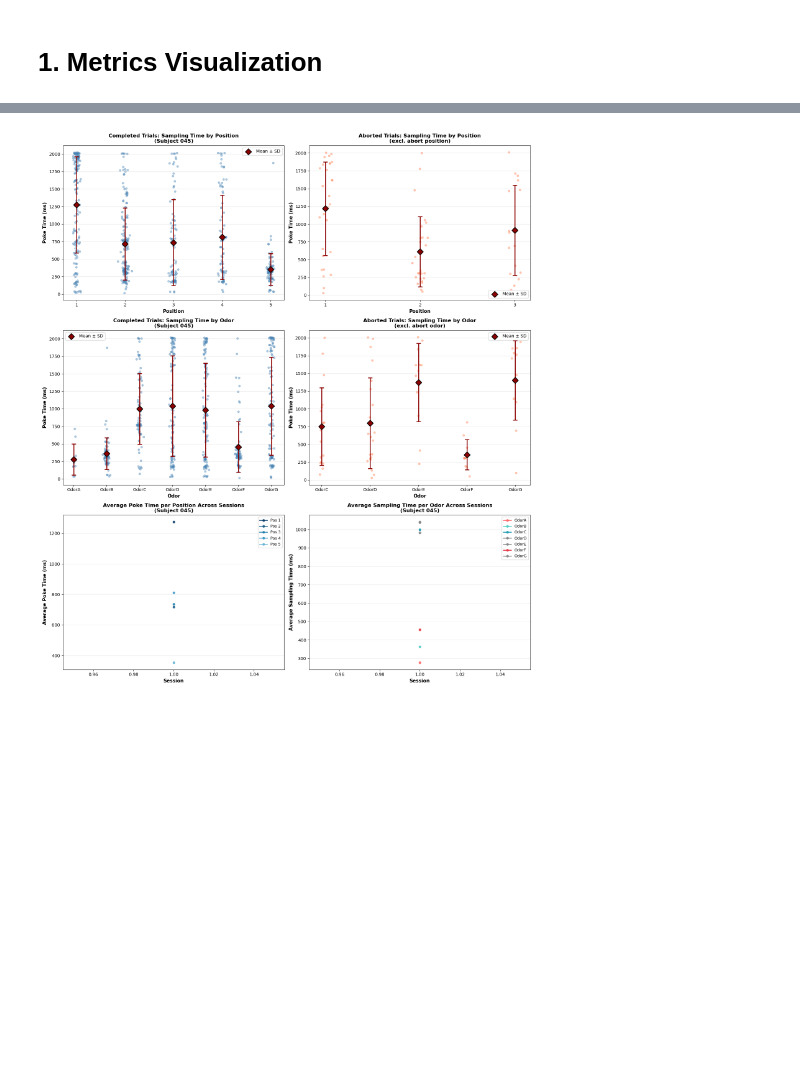
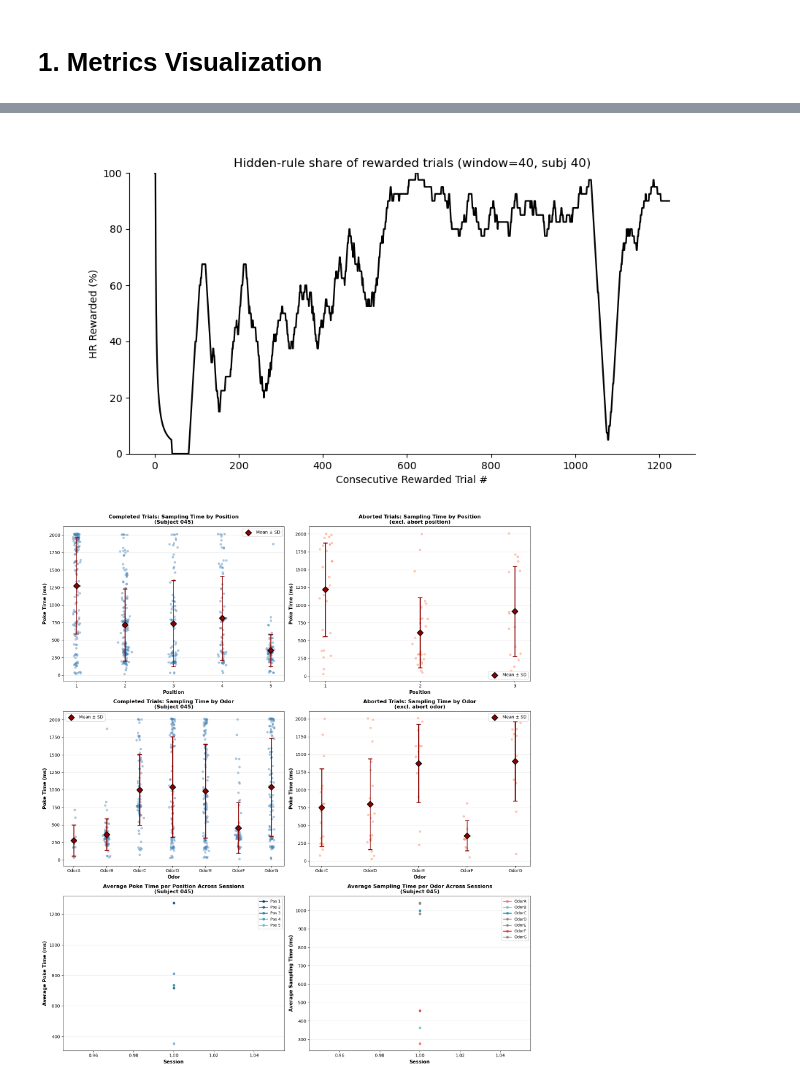
Before and after one commit to SainsburyWellcomeCentre/hypnose-analysis, a Jupyter notebook: notebooks/behavior_visualization.ipynb, the cells around one changed output, grey strips where cells are left out. Saved outputs shown, nothing was run; the diff lists cells and outputs as text; code cells hidden in the pictures; blank space fills up the shorter version.

```diff
--- a/notebooks/behavior_visualization.ipynb
+++ b/notebooks/behavior_visualization.ipynb
@@ -41,3 +60,13 @@ fig, axes = plot_fa_ratio_by_abort_odor(subjid, dates=dates, fa_types='FA_time_i
+# %%
+# Rolling hidden-rule share among rewarded trials (moving window)
+fig_hr_share, ax_hr_share, df_hr_share = plot_hr_reward_fraction_over_trials(
+    subjid=40,
+    dates=(20251208, 20251222),
+    window_size=40,
+    figsize=(10, 5),
+)
+# %% [output]
+[figure, added]
 # %%
 # Plots boxplots of every sampling time across all sessions, sepearated by position and odor. For completed trials and aborted trials.
 fig, axes = plot_sampling_times_analysis(45, dates=[20260223])
```
Also changed, not shown: parts of 2 cells of this notebook, 1 other file.
